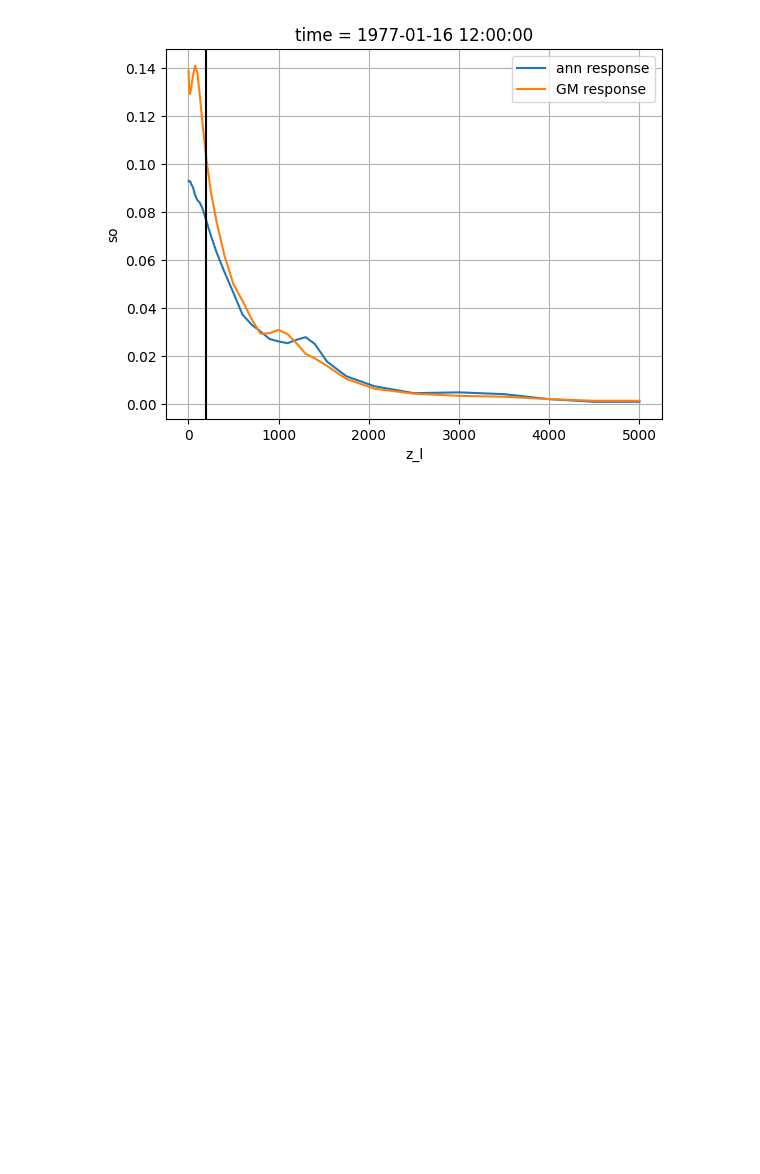
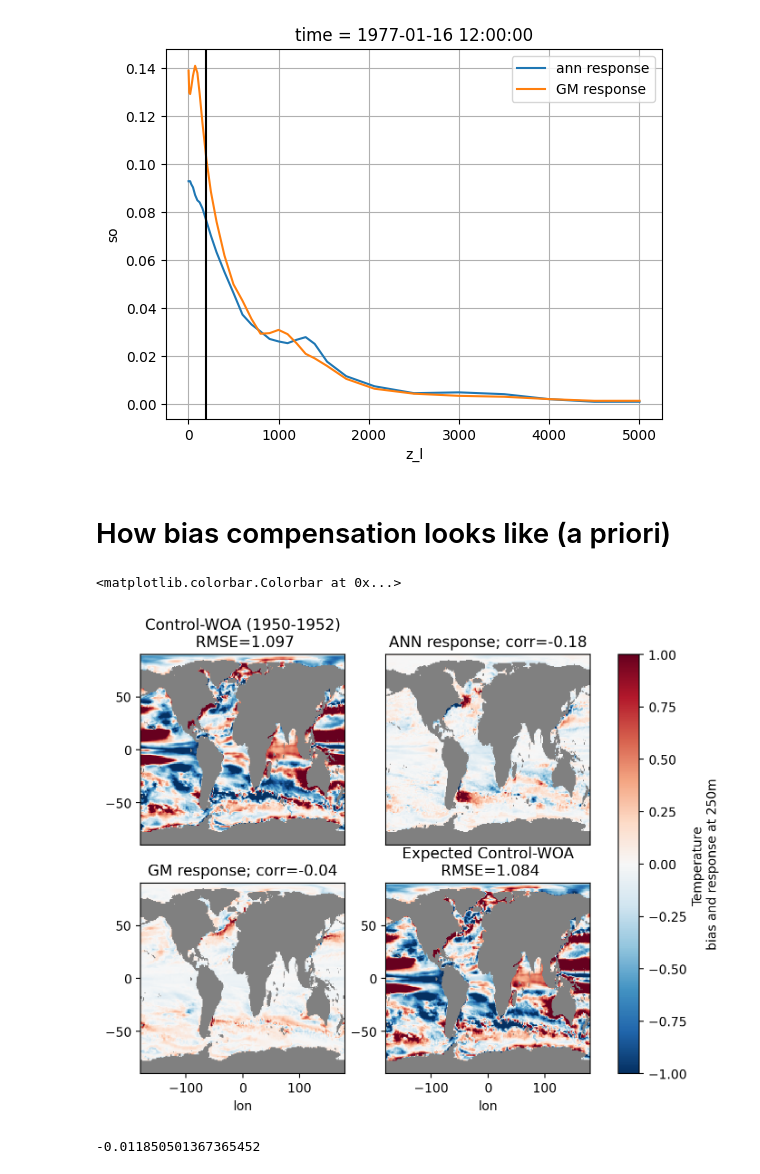
Before and after one commit to m2lines/calibration-MOM6, a Jupyter notebook: notebooks/parameter-assimilation-OM4.ipynb, the cells around one changed output. Drawn from its saved outputs; the diff is of its cells as text; code cells hidden in the pictures; blank space fills up the shorter version.

Commit message:
Plot expected error; average in z

```diff
--- a/notebooks/parameter-assimilation-OM4.ipynb
+++ b/notebooks/parameter-assimilation-OM4.ipynb
@@ -294,3 +285,51 @@ plt.axvline(x=200, color='k')
 # %% [output]
 <matplotlib.lines.Line2D at 0x...>
 [figure]
+# %% [markdown]
+# How bias compensation looks like (a priori)
+# %%
+gm_response = (read_nyf_data('GM') - read_nyf_data('unparameterized')) / 500 * 133.73401905681231
+# %%
+ann_response = (read_nyf_data('ANN-greenline') - read_nyf_data('unparameterized')) / 1. * 0.3847585022579782
+# %%
+model_error = (control - woa)
+# %%
+expected_error = model_error + gm_response + ann_response
+# %%
+plt.figure(figsize=(8,6), dpi=200)
+plt.subplot(2,2,1)
+model_error.thetao[10].plot(vmin=-1, add_colorbar=False)
+rmse = float(np.sqrt((model_error.thetao[10]**2).mean()))
+plt.title(f'Control-WOA (1950-1952)\n RMSE={round(rmse,3)}')
+plt.gca().set_facecolor('gray')
+plt.ylabel('')
+plt.xlabel('')
+plt.xticks([])
+plt.subplot(2,2,2)
+ann_response.thetao[10].plot(vmin=-1, add_colorbar=False)
+plt.gca().set_facecolor('gray')
+plt.title('ANN response; corr=-0.18')
+plt.ylabel('')
+plt.yticks([])
+plt.xticks([])
+plt.xlabel('')
+plt.subplot(2,2,3)
+im = gm_response.thetao[10].plot(vmin=-1, add_colorbar=False)
+plt.title('GM response; corr=-0.04')
+plt.gca().set_facecolor('gray')
+plt.ylabel('')
+plt.subplot(2,2,4)
+im = expected_error.thetao[10].plot(vmin=-1, add_colorbar=False)
+rmse = float(np.sqrt((expected_error.thetao[10]**2).mean()))
+plt.title(f'Expected Control-WOA\n RMSE={round(rmse,3)}')
+plt.gca().set_facecolor('gray')
+plt.ylabel('')
+
+plt.colorbar(im, ax=plt.gcf().axes, label='Temperature \nbias and response at 250m')
+# %% [output]
+<matplotlib.colorbar.Colorbar at 0x...>
+[figure, added]
+# %%
+(1.084-1.097) / 1.097
+# %% [output]
+-0.011850501367365452
```
Also changed, not shown: parts of 4 cells of this notebook, 1 other file.
